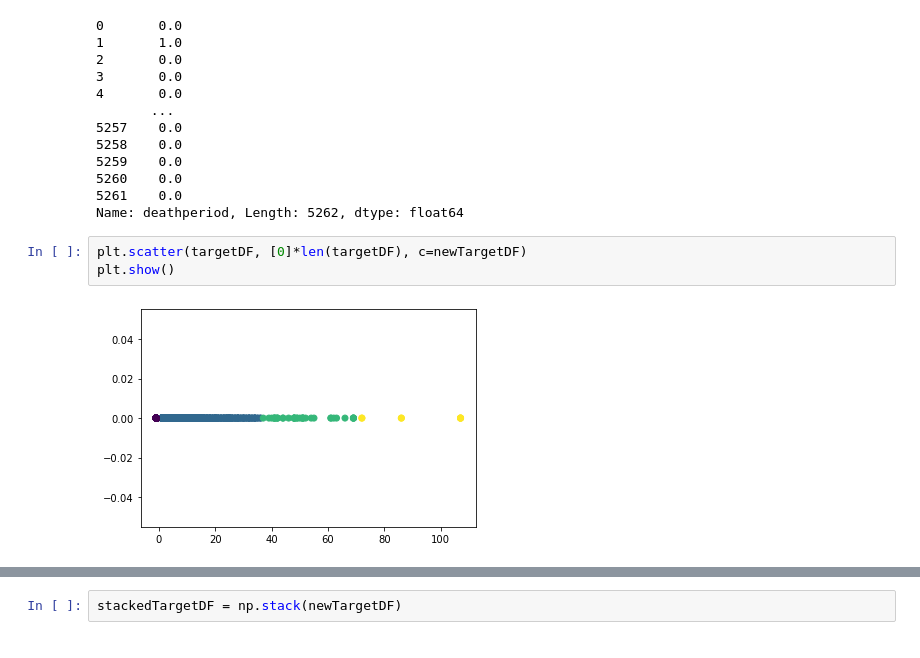
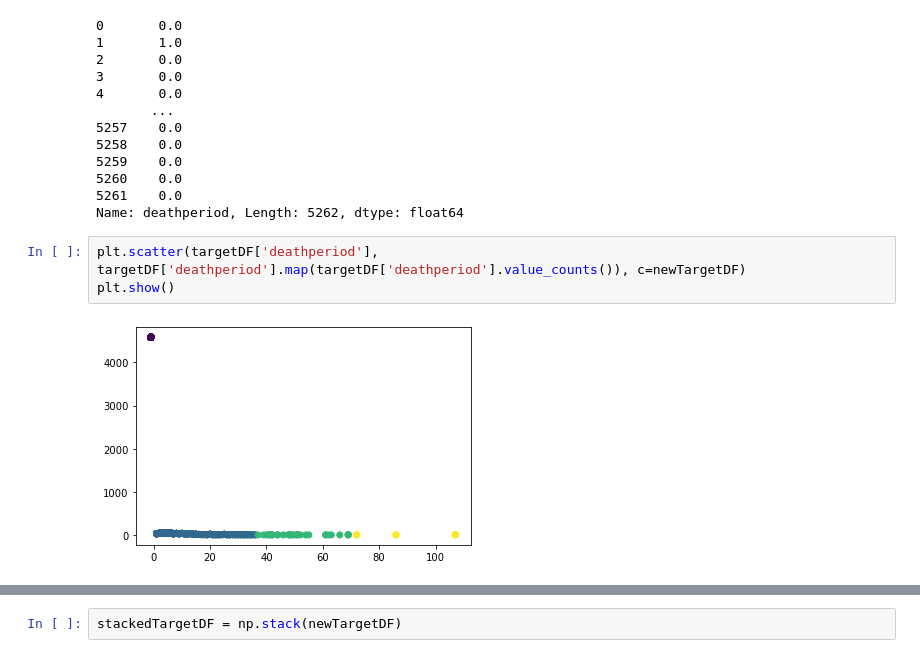
Before and after one commit to BenMarkFrost/LEN_Individual_Project, a Jupyter notebook: Static/kBins.ipynb, the cells around one changed output, grey strips where cells are left out. Cells and saved outputs as stored; diff of their text form.

```diff
--- a/Static/kBins.ipynb
+++ b/Static/kBins.ipynb
@@ -372,7 +378,7 @@ newTargetDF
 5261    0.0
 Name: deathperiod, Length: 5262, dtype: float64
 # %%
-plt.scatter(targetDF, [0]*len(targetDF), c=newTargetDF)
+plt.scatter(targetDF['deathperiod'], targetDF['deathperiod'].map(targetDF['deathperiod'].value_counts()), c=newTargetDF)
 plt.show()
 # %% [output]
-[figure, old version]
+[figure, new version]
```
Also changed, not shown: parts of 15 cells of this notebook, 1 other file.
